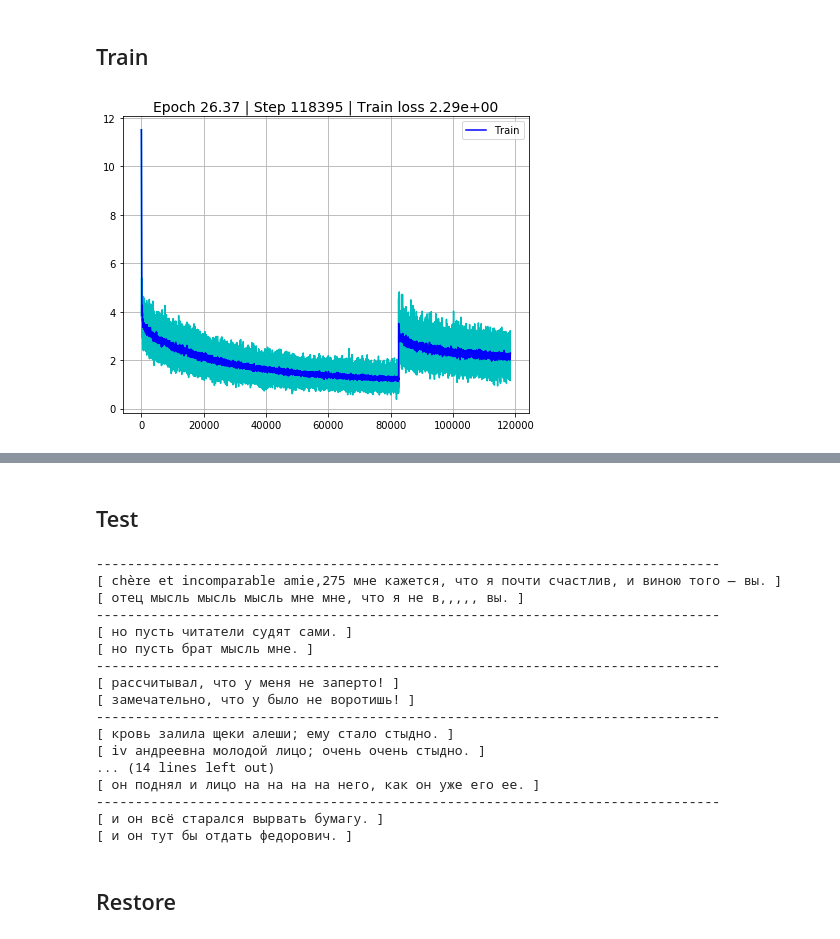
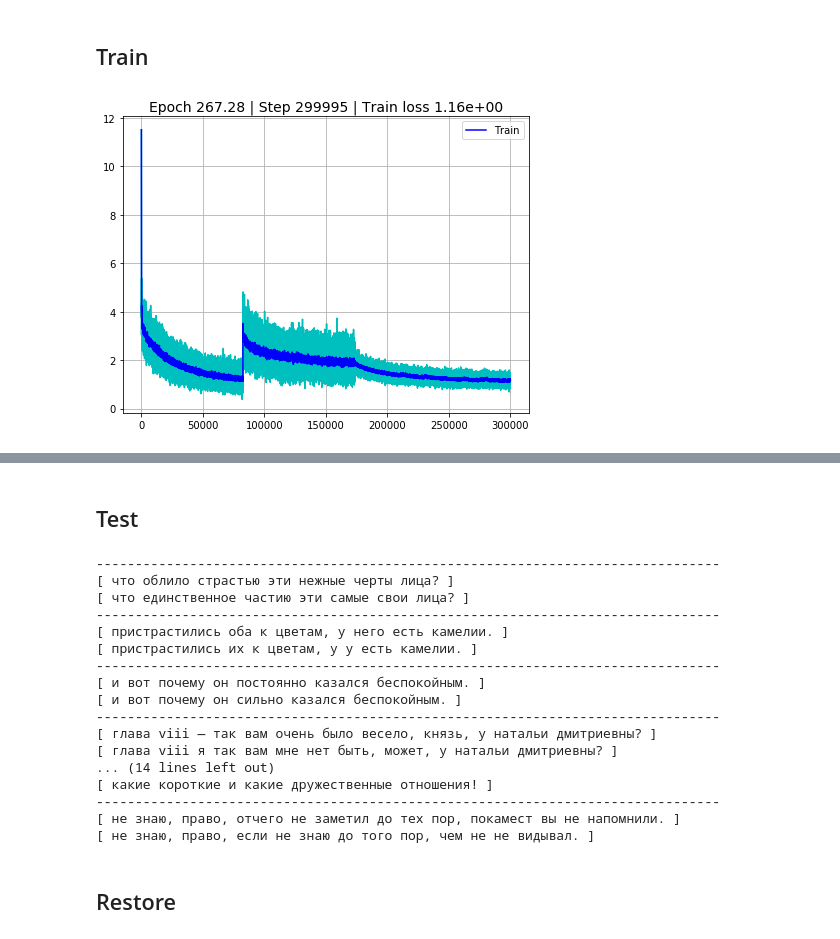
Before and after one commit to RomanKoshelev/NeuroDostoevsky, a Jupyter notebook: model.ipynb, the cells around one changed output, grey strips where cells are left out. Saved outputs shown, nothing was run; the diff lists cells and outputs as text; code cells hidden in the pictures.

```diff
--- a/model.ipynb
+++ b/model.ipynb
@@ -209,12 +209,12 @@ Wall time: 9.2 s
 # %%
 %%time
 model.train(
-    step_num      = 200000,
-    batch_size    = 16,
+    step_num      = 300000,
+    batch_size    = 64,
     learning_rate = 1e-3,
     mean_win      = 30,
     log_every     = 5,
     dataset       = dataset)
 model.save(model_path)
 # %% [output]
-[figure, old version]
+[figure, new version]
@@ -237,22 +239,22 @@ for i in range(len(inp)):
     print(prepare(out[i]))
 # %% [output]
 --------------------------------------------------------------------------------
-[ chère et incomparable amie,275 мне кажется, что я почти счастлив, и виною того — вы. ]
-[ отец мысль мысль мысль мне мне, что я не в,,,,, вы. ]
+[ что облило страстью эти нежные черты лица? ]
+[ что единственное частию эти самые свои лица? ]
 --------------------------------------------------------------------------------
-[ но пусть читатели судят сами. ]
-[ но пусть брат мысль мне. ]
+[ пристрастились оба к цветам, у него есть камелии. ]
+[ пристрастились их к цветам, у у есть камелии. ]
 --------------------------------------------------------------------------------
-[ рассчитывал, что у меня не заперто! ]
-[ замечательно, что у было не воротишь! ]
+[ и вот почему он постоянно казался беспокойным. ]
+[ и вот почему он сильно казался беспокойным. ]
 --------------------------------------------------------------------------------
-[ кровь залила щеки алеши; ему стало стыдно. ]
-[ iv андреевна молодой лицо; очень очень стыдно. ]
+[ глава viii — так вам очень было весело, князь, у натальи дмитриевны? ]
+[ глава viii я так вам мне нет быть, может, у натальи дмитриевны? ]
 ... (14 lines left out)
-[ он поднял и лицо на на на на него, как он уже его ее. ]
+[ какие короткие и какие дружественные отношения! ]
 --------------------------------------------------------------------------------
-[ и он всё старался вырвать бумагу. ]
-[ и он тут бы отдать федорович. ]
+[ не знаю, право, отчего не заметил до тех пор, покамест вы не напомнили. ]
+[ не знаю, право, если не знаю до того пор, чем не не видывал. ]
 # %% [markdown]
 ## Restore
 # %%
```
Also changed, not shown: parts of 2 cells of this notebook, 3 other files.
